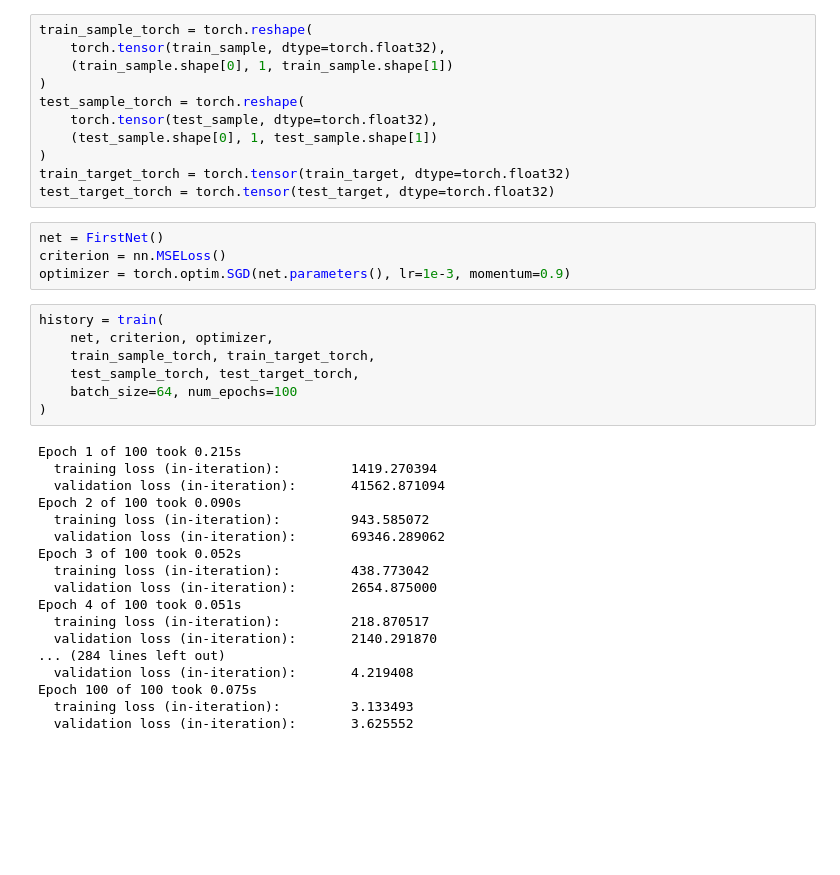
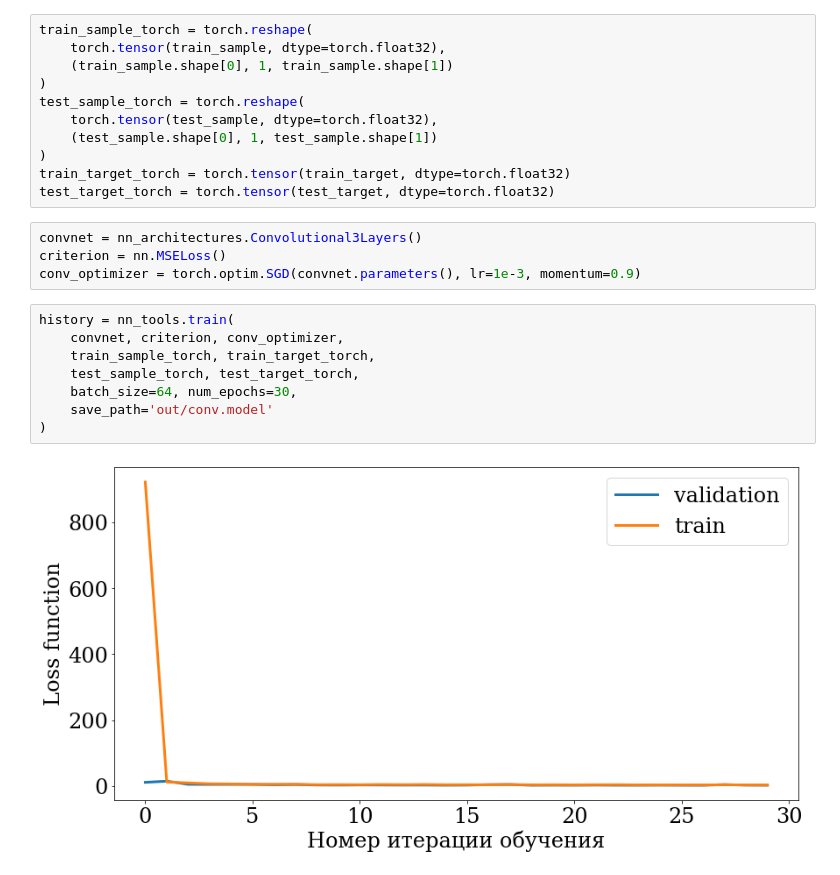
Before and after one commit to Intelligent-Systems-Phystech/2021-Project88, a Jupyter notebook: code/Bazhenov.ipynb, the cells around one changed output. Cells and saved outputs as stored; diff of their text form; blank space fills up the shorter version.

```diff
--- a/code/Bazhenov.ipynb
+++ b/code/Bazhenov.ipynb
@@ -255,34 +142,19 @@ test_sample_torch = torch.reshape(
 train_target_torch = torch.tensor(train_target, dtype=torch.float32)
 test_target_torch = torch.tensor(test_target, dtype=torch.float32)
 # %%
-net = FirstNet()
+convnet = nn_architectures.Convolutional3Layers()
 criterion = nn.MSELoss()
-optimizer = torch.optim.SGD(net.parameters(), lr=1e-3, momentum=0.9)
+conv_optimizer = torch.optim.SGD(convnet.parameters(), lr=1e-3, momentum=0.9)
 # %%
-history = train(
-    net, criterion, optimizer,
+history = nn_tools.train(
+    convnet, criterion, conv_optimizer,
     train_sample_torch, train_target_torch,
     test_sample_torch, test_target_torch,
-    batch_size=64, num_epochs=100
+    batch_size=64, num_epochs=30,
+    save_path='out/conv.model'
 )
 # %% [output]
-Epoch 1 of 100 took 0.215s
-  training loss (in-iteration):         1419.270394
-  validation loss (in-iteration):       41562.871094
-Epoch 2 of 100 took 0.090s
-  training loss (in-iteration):         943.585072
-  validation loss (in-iteration):       69346.289062
-Epoch 3 of 100 took 0.052s
-  training loss (in-iteration):         438.773042
-  validation loss (in-iteration):       2654.875000
-Epoch 4 of 100 took 0.051s
-  training loss (in-iteration):         218.870517
-  validation loss (in-iteration):       2140.291870
-... (284 lines left out)
-  validation loss (in-iteration):       4.219408
-Epoch 100 of 100 took 0.075s
-  training loss (in-iteration):         3.133493
-  validation loss (in-iteration):       3.625552
+[figure, added]
 # %%
 plt.figure(figsize=(14, 7))
 plt.plot(history['loss']['train'], label='train')
```
Also changed, not shown: parts of 14 cells of this notebook, 7 other files.
